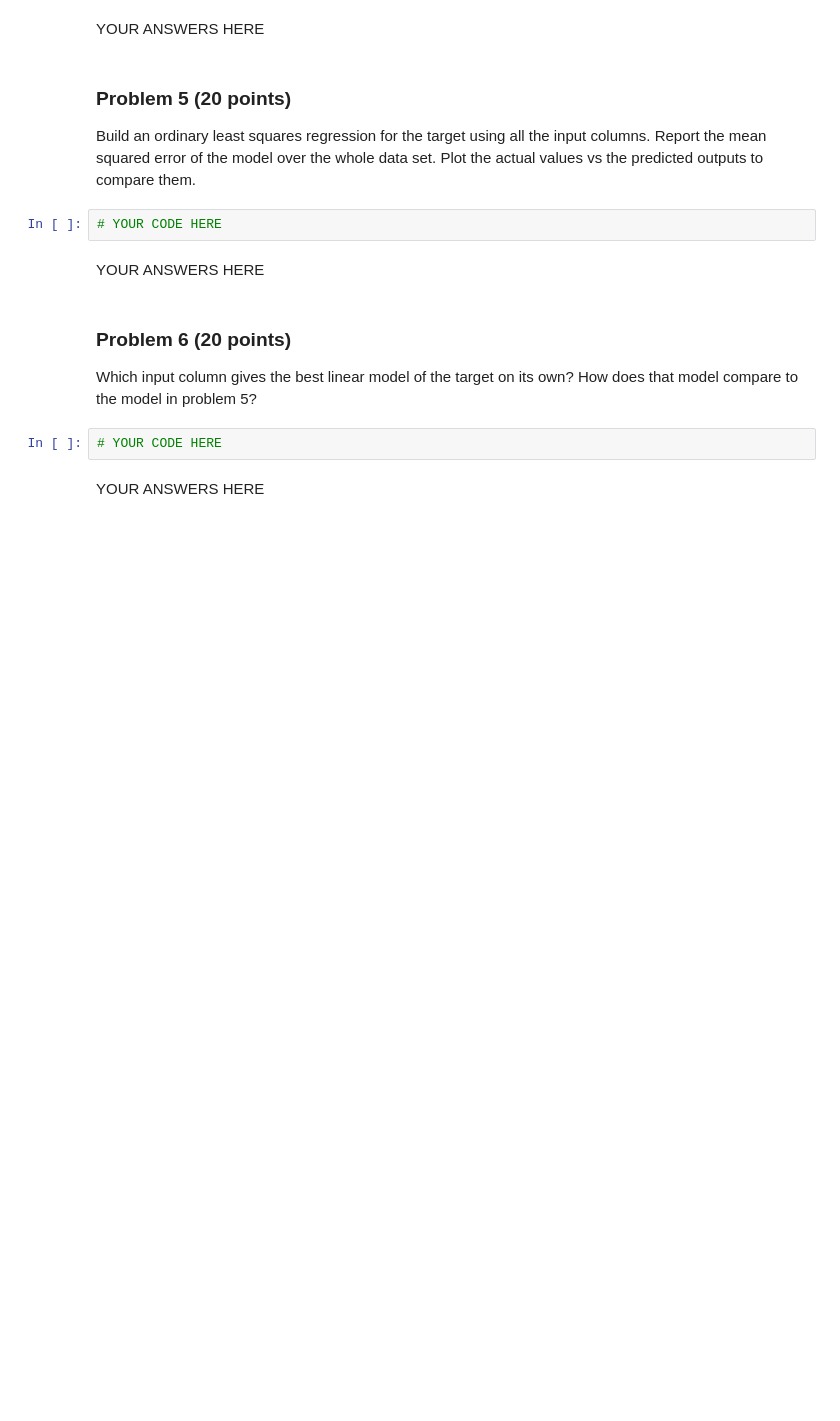
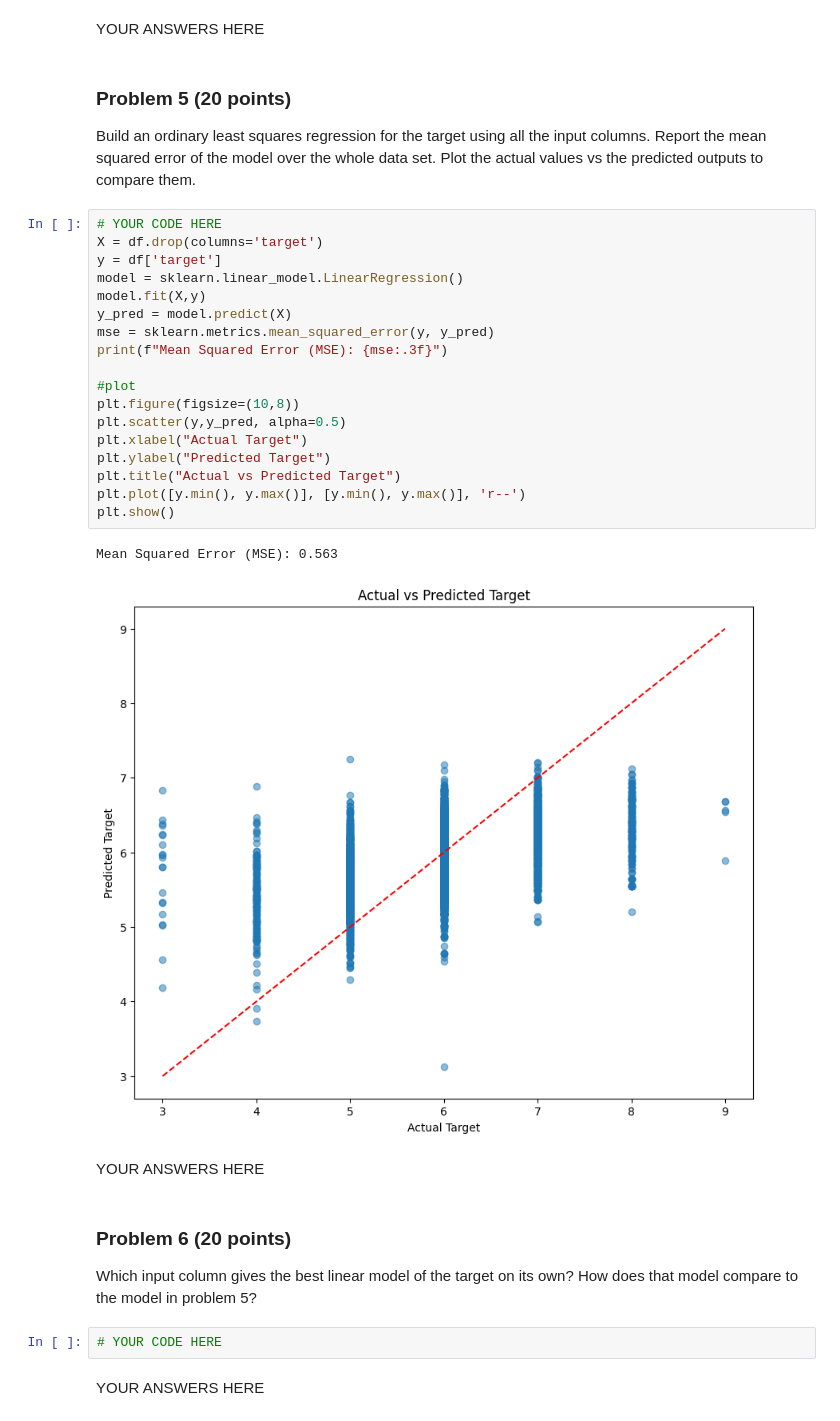
Before and after one commit to Ian123Ian595/dx601-final-project, a Jupyter notebook: project.ipynb, the cells around one changed output. Drawn from its saved outputs; the diff is of its cells as text; blank space fills up the shorter version.

```diff
--- a/project.ipynb
+++ b/project.ipynb
@@ -156,8 +193,27 @@ YOUR ANSWERS HERE
 Build an ordinary least squares regression for the target using all the input columns.
 Report the mean squared error of the model over the whole data set.
 Plot the actual values vs the predicted outputs to compare them.
-# %%
-# YOUR CODE HERE
+# %%
+# YOUR CODE HERE
+X = df.drop(columns='target')
+y = df['target']
+model = sklearn.linear_model.LinearRegression()
+model.fit(X,y)
+y_pred = model.predict(X)
+mse = sklearn.metrics.mean_squared_error(y, y_pred)
+print(f"Mean Squared Error (MSE): {mse:.3f}")
+
+#plot
+plt.figure(figsize=(10,8))
+plt.scatter(y,y_pred, alpha=0.5)
+plt.xlabel("Actual Target")
+plt.ylabel("Predicted Target")
+plt.title("Actual vs Predicted Target")
+plt.plot([y.min(), y.max()], [y.min(), y.max()], 'r--')
+plt.show()
+# %% [output]
+Mean Squared Error (MSE): 0.563
+[figure, added]
 # %% [markdown]
 YOUR ANSWERS HERE
 # %% [markdown]
```
Also changed, not shown: parts of 3 cells of this notebook.
